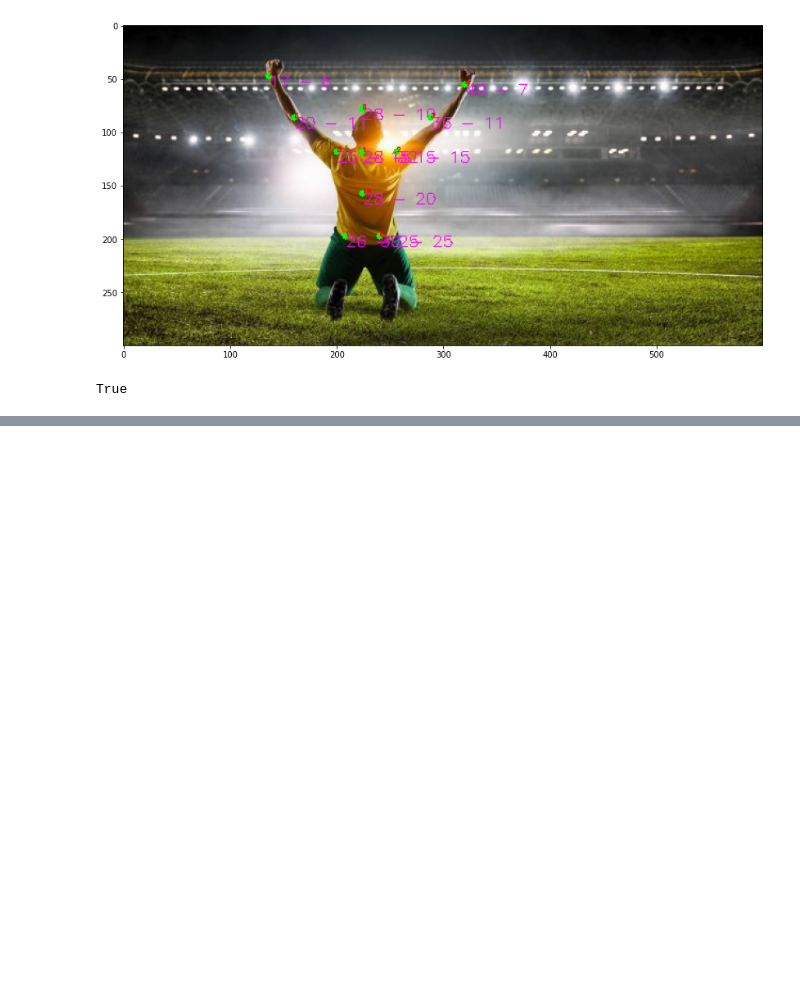
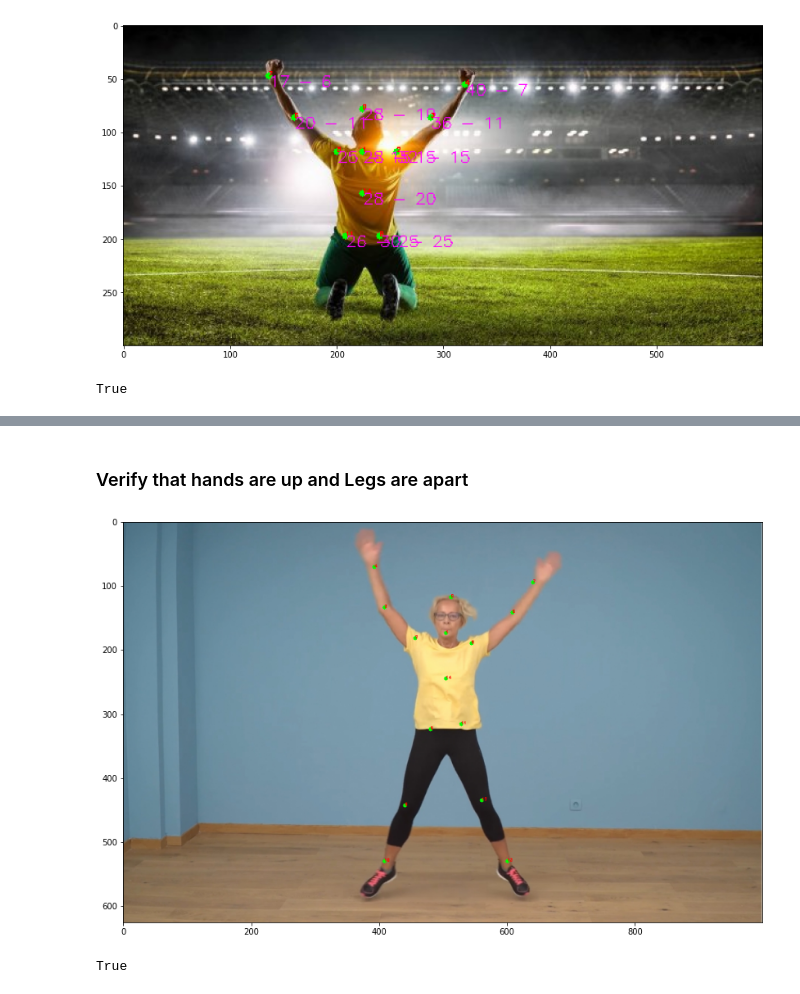
Before and after one commit to Neo-glitch/computer-vision-masterclass, a Jupyter notebook: Human_Gestures_Recognition.ipynb, the cells around one changed output, grey strips where cells are left out. Saved outputs shown, nothing was run; the diff lists cells and outputs as text; code cells hidden in the pictures; blank space fills up the shorter version.

```diff
--- a/Human_Gestures_Recognition.ipynb
+++ b/Human_Gestures_Recognition.ipynb
@@ -238,0 +241,6 @@ True
+# %%
+video = "/content/drive/MyDrive/Computer Vision Masterclass Files/Videos/gesture1.mp4"
+
+capture = cv2.VideoCapture(video)
+
+connected, frame = capture.read()
@@ -238,0 +251,4 @@ True
+# %%
+result = "/content/drive/MyDrive/Computer Vision Masterclass Files/Videos/gesture1_recog_result.mp4"
+
+save_video = cv2.VideoWriter(result, cv2.VideoWriter_fourcc(*"XVID"), 10, (frame.shape[1], frame.shape[0]))
@@ -238,0 +322,2 @@ True
+# %% [markdown]
+### Verify that hands are up and Legs are apart
@@ -238,0 +348,31 @@ True
+# %%
+img = cv2.imread('/content/drive/MyDrive/Computer Vision Masterclass Files/Images/jump.jpg')
+img_blob = cv2.dnn.blobFromImage(image = img, scalefactor = 1.0 / 255, size = (img.shape[1], img.shape[0]))
+network.setInput(img_blob)
+output = network.forward()
+position_width = output.shape[3]
+position_height = output.shape[2]
+num_points = 15
+points = []
+threshold = 0.1
+for i in range(num_points):
+  confidence_map = output[0, i, :, :]
+  _, confidence, _, point = cv2.minMaxLoc(confidence_map)
+  x = int((img.shape[1] * point[0]) / position_width)
+  y = int((img.shape[0] * point[1]) / position_height)
+
+  if confidence > threshold:
+    cv2.circle(img, (x, y), 3, (0,255,0), thickness = -1)
+    cv2.putText(img, f"{i}", (x, y), cv2.FONT_HERSHEY_SIMPLEX, .2, (0, 0, 255))
+    points.append((x, y))
+  else:
+    points.append(None)
+
+plt.figure(figsize = [14,10])
+plt.imshow(cv2.cvtColor(img, cv2.COLOR_BGR2RGB));
+# %% [output]
+[figure, added]
+# %%
+verify_arms_up_feet_apart(points)
+# %% [output]
+True
```
Also changed, not shown: parts of 7 cells of this notebook.
